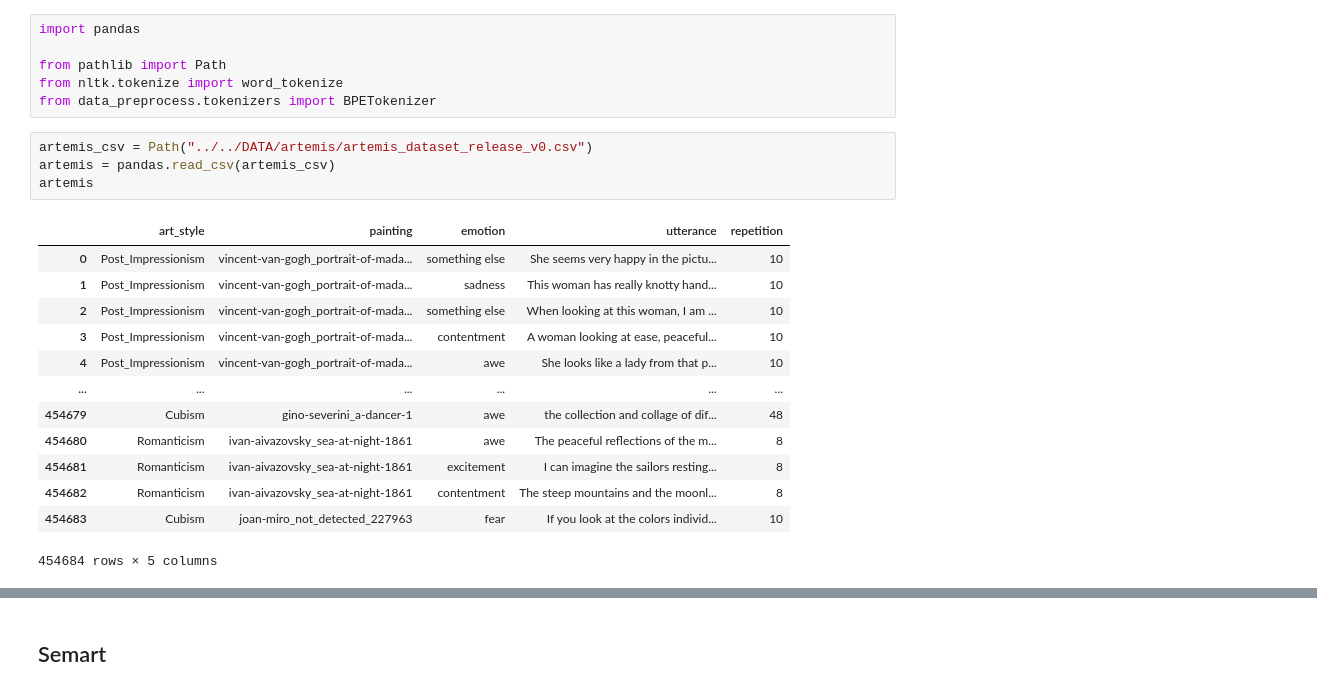
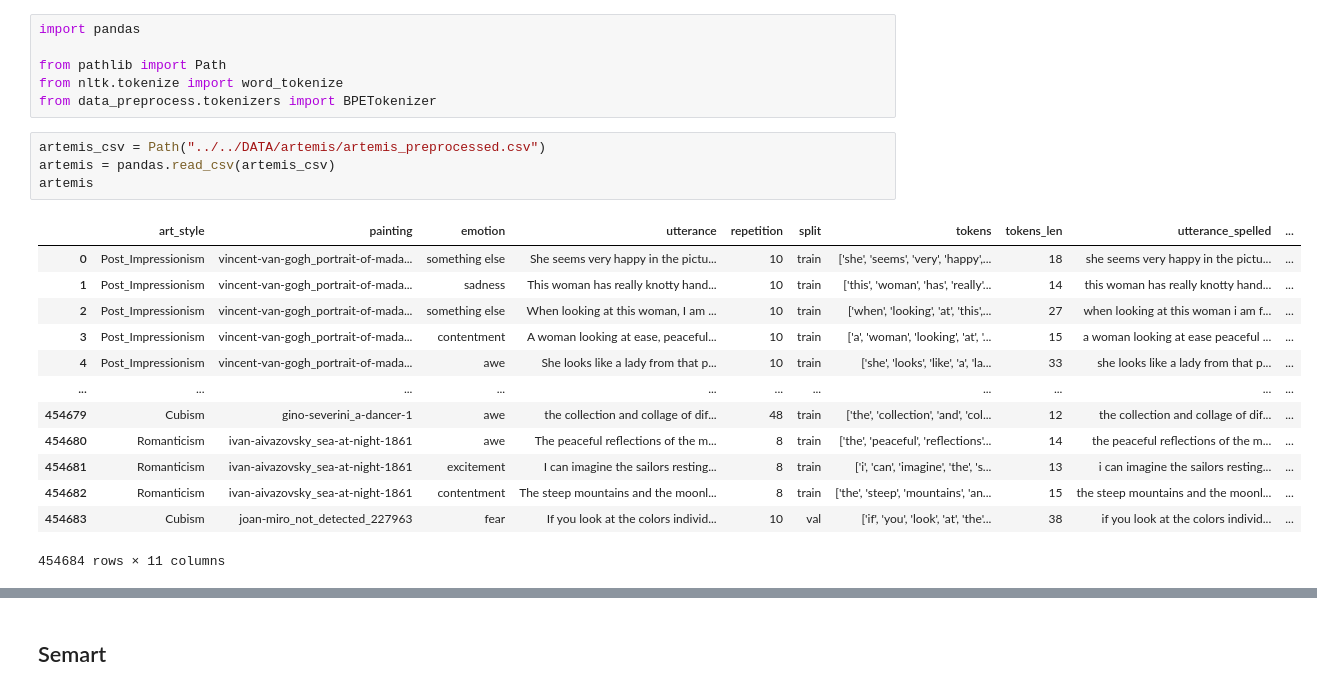
Before and after one commit to ricardokleinklein/EmotionalArt, a Jupyter notebook: notebooks/information_loss_text.ipynb, the cells around one changed output, grey strips where cells are left out. Cells and saved outputs as stored; diff of their text form.

```diff
--- a/notebooks/information_loss_text.ipynb
+++ b/notebooks/information_loss_text.ipynb
@@ -13,21 +13,21 @@ from pathlib import Path
 from nltk.tokenize import word_tokenize
 from data_preprocess.tokenizers import BPETokenizer
 # %%
-artemis_csv = Path("../../DATA/artemis/artemis_dataset_release_v0.csv")
+artemis_csv = Path("../../DATA/artemis/artemis_preprocessed.csv")
 artemis = pandas.read_csv(artemis_csv)
 artemis
 # %% [output]
-|  | art_style | painting | emotion | utterance | repetition |
-| 0 | Post_Impressionism | vincent-van-gogh_portrait-of-mada... | something else | She seems very happy in the pictu... | 10 |
-| 1 | Post_Impressionism | vincent-van-gogh_portrait-of-mada... | sadness | This woman has really knotty hand... | 10 |
-| 2 | Post_Impressionism | vincent-van-gogh_portrait-of-mada... | something else | When looking at this woman, I am ... | 10 |
-| 3 | Post_Impressionism | vincent-van-gogh_portrait-of-mada... | contentment | A woman looking at ease, peaceful... | 10 |
-| 4 | Post_Impressionism | vincent-van-gogh_portrait-of-mada... | awe | She looks like a lady from that p... | 10 |
-| ... | ... | ... | ... | ... | ... |
-| 454679 | Cubism | gino-severini_a-dancer-1 | awe | the collection and collage of dif... | 48 |
-| 454680 | Romanticism | ivan-aivazovsky_sea-at-night-1861 | awe | The peaceful reflections of the m... | 8 |
-| 454681 | Romanticism | ivan-aivazovsky_sea-at-night-1861 | excitement | I can imagine the sailors resting... | 8 |
-| 454682 | Romanticism | ivan-aivazovsky_sea-at-night-1861 | contentment | The steep mountains and the moonl... | 8 |
-| 454683 | Cubism | joan-miro_not_detected_227963 | fear | If you look at the colors individ... | 10 |
+|  | art_style | painting | emotion | utterance | repetition | split | tokens | tokens_len | utterance_spelled | ... |
+| 0 | Post_Impressionism | vincent-van-gogh_portrait-of-mada... | something else | She seems very happy in the pictu... | 10 | train | ['she', 'seems', 'very', 'happy',... | 18 | she seems very happy in the pictu... | ... |
+| 1 | Post_Impressionism | vincent-van-gogh_portrait-of-mada... | sadness | This woman has really knotty hand... | 10 | train | ['this', 'woman', 'has', 'really'... | 14 | this woman has really knotty hand... | ... |
+| 2 | Post_Impressionism | vincent-van-gogh_portrait-of-mada... | something else | When looking at this woman, I am ... | 10 | train | ['when', 'looking', 'at', 'this',... | 27 | when looking at this woman i am f... | ... |
+| 3 | Post_Impressionism | vincent-van-gogh_portrait-of-mada... | contentment | A woman looking at ease, peaceful... | 10 | train | ['a', 'woman', 'looking', 'at', '... | 15 | a woman looking at ease peaceful ... | ... |
+| 4 | Post_Impressionism | vincent-van-gogh_portrait-of-mada... | awe | She looks like a lady from that p... | 10 | train | ['she', 'looks', 'like', 'a', 'la... | 33 | she looks like a lady from that p... | ... |
+| ... | ... | ... | ... | ... | ... | ... | ... | ... | ... | ... |
+| 454679 | Cubism | gino-severini_a-dancer-1 | awe | the collection and collage of dif... | 48 | train | ['the', 'collection', 'and', 'col... | 12 | the collection and collage of dif... | ... |
+| 454680 | Romanticism | ivan-aivazovsky_sea-at-night-1861 | awe | The peaceful reflections of the m... | 8 | train | ['the', 'peaceful', 'reflections'... | 14 | the peaceful reflections of the m... | ... |
+| 454681 | Romanticism | ivan-aivazovsky_sea-at-night-1861 | excitement | I can imagine the sailors resting... | 8 | train | ['i', 'can', 'imagine', 'the', 's... | 13 | i can imagine the sailors resting... | ... |
+| 454682 | Romanticism | ivan-aivazovsky_sea-at-night-1861 | contentment | The steep mountains and the moonl... | 8 | train | ['the', 'steep', 'mountains', 'an... | 15 | the steep mountains and the moonl... | ... |
+| 454683 | Cubism | joan-miro_not_detected_227963 | fear | If you look at the colors individ... | 10 | val | ['if', 'you', 'look', 'at', 'the'... | 38 | if you look at the colors individ... | ... |
-454684 rows × 5 columns
+454684 rows × 11 columns
 # %%
```
Also changed, not shown: parts of 7 cells of this notebook.
